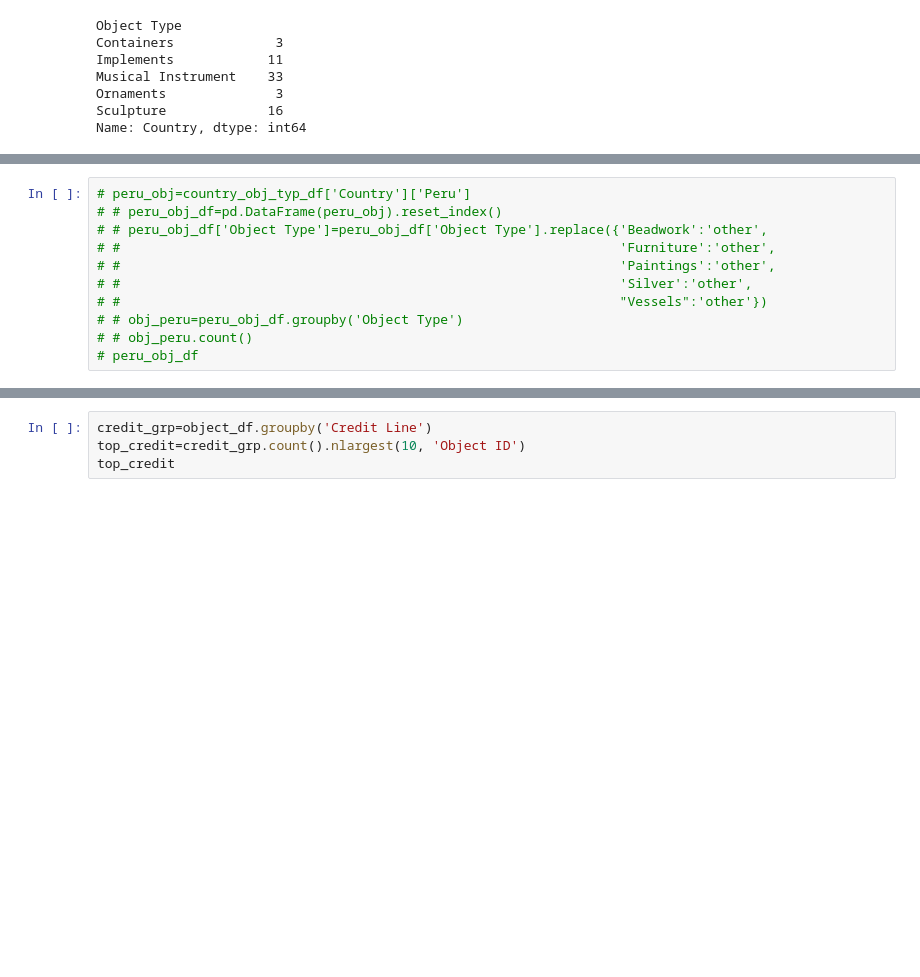
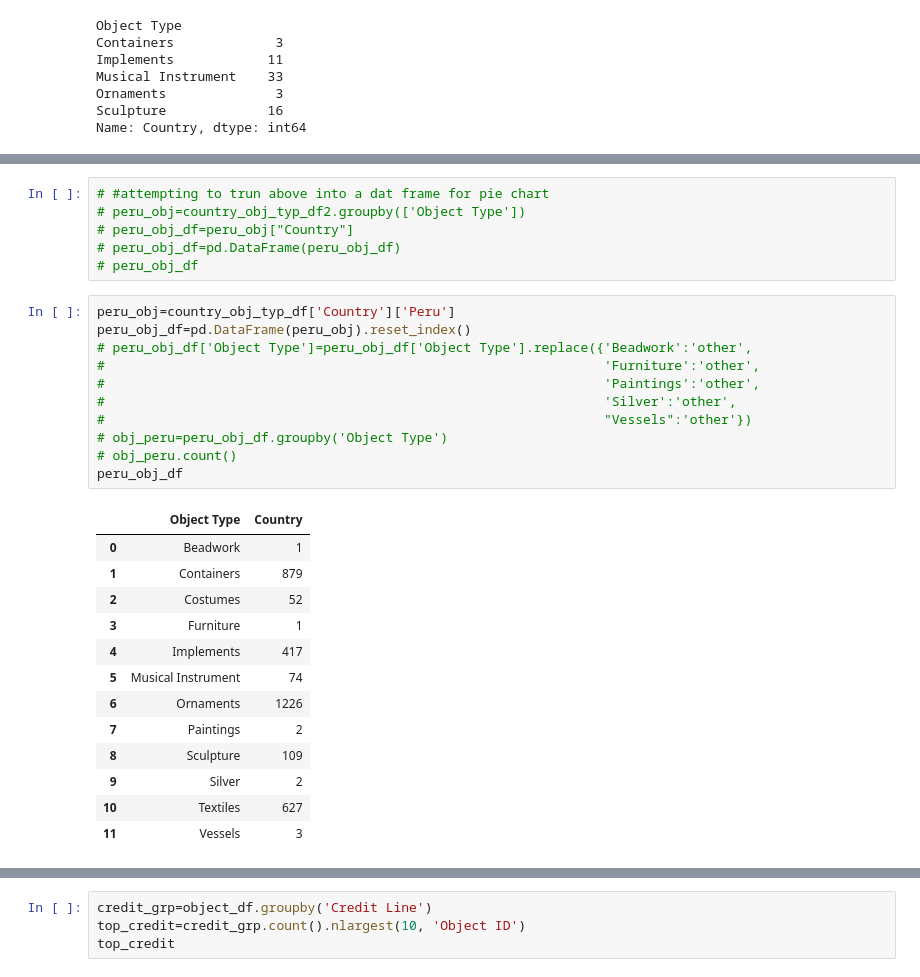
Before and after one commit to bjwlknsn/TheMetTeamProject, a Jupyter notebook: csv_review_data3.ipynb, the cells around one changed output, grey strips where cells are left out. Saved outputs shown, nothing was run; the diff lists cells and outputs as text; blank space fills up the shorter version.

```diff
--- a/csv_review_data3.ipynb
+++ b/csv_review_data3.ipynb
@@ -371,11 +387,31 @@ Vanuatu_obj.plot(kind='pie',autopct="%1.1f%%", figsize=(10,10))
+# %%
+# #attempting to trun above into a dat frame for pie chart
+# peru_obj=country_obj_typ_df2.groupby(['Object Type'])
+# peru_obj_df=peru_obj["Country"]
+# peru_obj_df=pd.DataFrame(peru_obj_df)
+# peru_obj_df
 # %%
-# peru_obj=country_obj_typ_df['Country']['Peru']
-# # peru_obj_df=pd.DataFrame(peru_obj).reset_index()
-# # peru_obj_df['Object Type']=peru_obj_df['Object Type'].replace({'Beadwork':'other',
-# #                                                                'Furniture':'other',
-# #                                                                'Paintings':'other',
-# #                                                                'Silver':'other',
-# #                                                                "Vessels":'other'})
-# # obj_peru=peru_obj_df.groupby('Object Type')
-# # obj_peru.count()
-# peru_obj_df
+peru_obj=country_obj_typ_df['Country']['Peru']
+peru_obj_df=pd.DataFrame(peru_obj).reset_index()
+# peru_obj_df['Object Type']=peru_obj_df['Object Type'].replace({'Beadwork':'other',
+#                                                                'Furniture':'other',
+#                                                                'Paintings':'other',
+#                                                                'Silver':'other',
+#                                                                "Vessels":'other'})
+# obj_peru=peru_obj_df.groupby('Object Type')
+# obj_peru.count()
+peru_obj_df
+# %% [output]
+|  | Object Type | Country |
+| 0 | Beadwork | 1 |
+| 1 | Containers | 879 |
+| 2 | Costumes | 52 |
+| 3 | Furniture | 1 |
+| 4 | Implements | 417 |
+| 5 | Musical Instrument | 74 |
+| 6 | Ornaments | 1226 |
+| 7 | Paintings | 2 |
+| 8 | Sculpture | 109 |
+| 9 | Silver | 2 |
+| 10 | Textiles | 627 |
+| 11 | Vessels | 3 |
```
Also changed, not shown: parts of 9 cells of this notebook, 5 other files.
